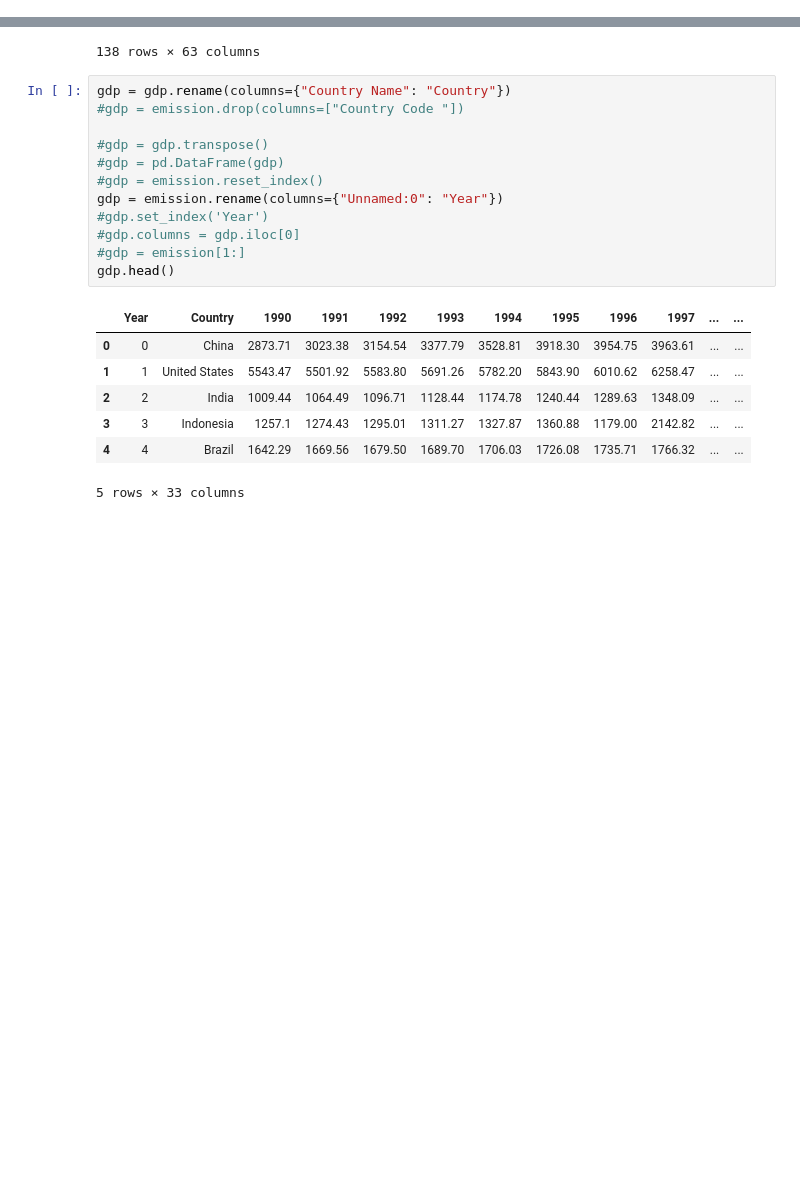
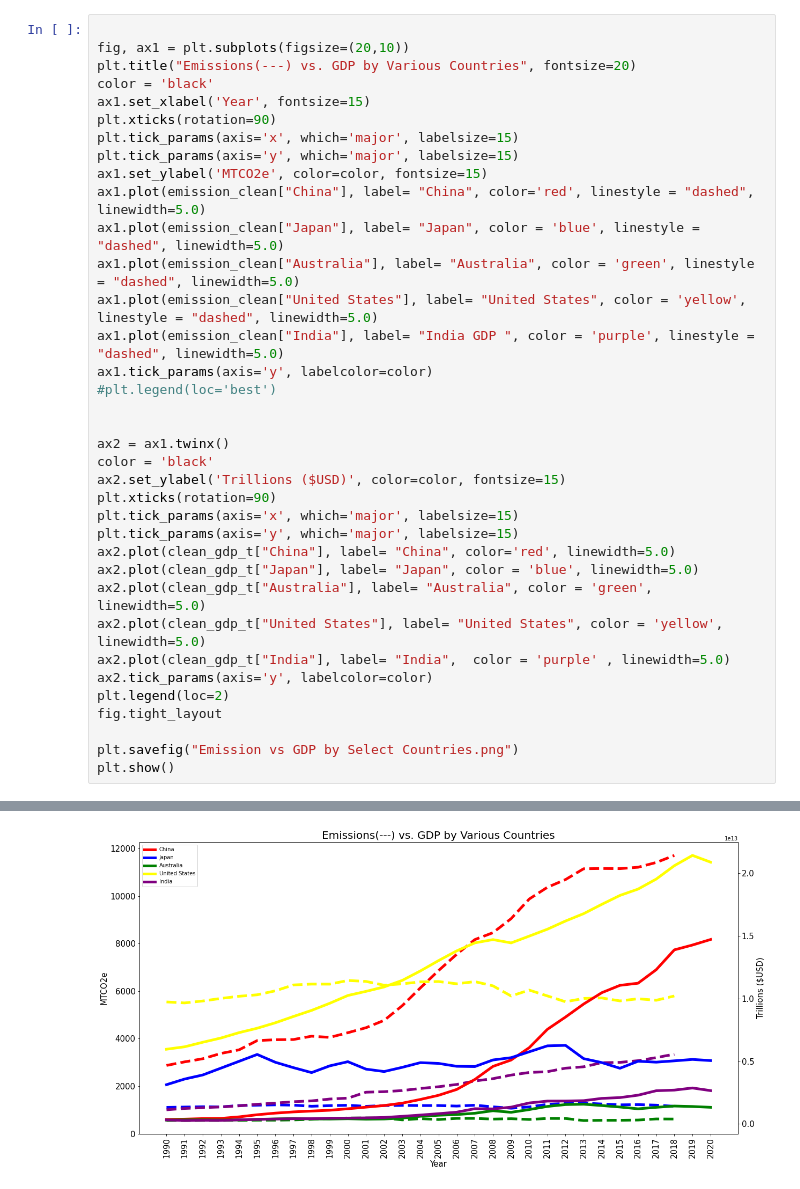
Before and after one commit to douglas-robertson/Project1, a Jupyter notebook: Data Files/Individual Country GDP vs. Emissions .ipynb, the cells around one changed output, grey strips where cells are left out. Saved outputs shown, nothing was run; the diff lists cells and outputs as text; blank space fills up the shorter version.

```diff
--- a/Data Files/Individual Country GDP vs. Emissions .ipynb
+++ b/Data Files/Individual Country GDP vs. Emissions .ipynb
@@ -81,2 +160,37 @@ KeyError: 'Year'
 # %%
+
+fig, ax1 = plt.subplots(figsize=(20,10))
+plt.title("Emissions(---) vs. GDP by Various Countries", fontsize=20)
+color = 'black'
+ax1.set_xlabel('Year', fontsize=15)
+plt.xticks(rotation=90)
+plt.tick_params(axis='x', which='major', labelsize=15)
+plt.tick_params(axis='y', which='major', labelsize=15)
+ax1.set_ylabel('MTCO2e', color=color, fontsize=15)
+ax1.plot(emission_clean["China"], label= "China", color='red', linestyle = "dashed", linewidth=5.0)
+ax1.plot(emission_clean["Japan"], label= "Japan", color = 'blue', linestyle = "dashed", linewidth=5.0)
+ax1.plot(emission_clean["Australia"], label= "Australia", color = 'green', linestyle = "dashed", linewidth=5.0)
+ax1.plot(emission_clean["United States"], label= "United States", color = 'yellow', linestyle = "dashed", linewidth=5.0)
+ax1.plot(emission_clean["India"], label= "India GDP ", color = 'purple', linestyle = "dashed", linewidth=5.0)
+ax1.tick_params(axis='y', labelcolor=color)
+#plt.legend(loc='best')
+
+
+ax2 = ax1.twinx()
+color = 'black'
+ax2.set_ylabel('Trillions ($USD)', color=color, fontsize=15)
+plt.xticks(rotation=90)
+plt.tick_params(axis='x', which='major', labelsize=15)
+plt.tick_params(axis='y', which='major', labelsize=15)
+ax2.plot(clean_gdp_t["China"], label= "China", color='red', linewidth=5.0)
+ax2.plot(clean_gdp_t["Japan"], label= "Japan", color = 'blue', linewidth=5.0)
+ax2.plot(clean_gdp_t["Australia"], label= "Australia", color = 'green', linewidth=5.0)
+ax2.plot(clean_gdp_t["United States"], label= "United States", color = 'yellow', linewidth=5.0)
+ax2.plot(clean_gdp_t["India"], label= "India",  color = 'purple' , linewidth=5.0)
+ax2.tick_params(axis='y', labelcolor=color)
+plt.legend(loc=2)
+fig.tight_layout
+
+plt.savefig("Emission vs GDP by Select Countries.png")
+plt.show()
 # %% [output]
@@ -95,21 +197 @@ KeyError: 'Year'
-138 rows × 63 columns
+[figure, added]
-# %%
-gdp = gdp.rename(columns={"Country Name": "Country"})
-#gdp = emission.drop(columns=["Country Code "])
-
-#gdp = gdp.transpose()
-#gdp = pd.DataFrame(gdp)
-#gdp = emission.reset_index()
-gdp = emission.rename(columns={"Unnamed:0": "Year"})
-#gdp.set_index('Year')
-#gdp.columns = gdp.iloc[0]
-#gdp = emission[1:]
-gdp.head()
-# %% [output]
-|  | Year | Country | 1990 | 1991 | 1992 | 1993 | 1994 | 1995 | 1996 | 1997 | ... | ... |
-| 0 | 0 | China | 2873.71 | 3023.38 | 3154.54 | 3377.79 | 3528.81 | 3918.30 | 3954.75 | 3963.61 | ... | ... |
-| 1 | 1 | United States | 5543.47 | 5501.92 | 5583.80 | 5691.26 | 5782.20 | 5843.90 | 6010.62 | 6258.47 | ... | ... |
-| 2 | 2 | India | 1009.44 | 1064.49 | 1096.71 | 1128.44 | 1174.78 | 1240.44 | 1289.63 | 1348.09 | ... | ... |
-| 3 | 3 | Indonesia | 1257.1 | 1274.43 | 1295.01 | 1311.27 | 1327.87 | 1360.88 | 1179.00 | 2142.82 | ... | ... |
-| 4 | 4 | Brazil | 1642.29 | 1669.56 | 1679.50 | 1689.70 | 1706.03 | 1726.08 | 1735.71 | 1766.32 | ... | ... |
-5 rows × 33 columns
```
Also changed, not shown: parts of 8 cells of this notebook, 8 other files.
